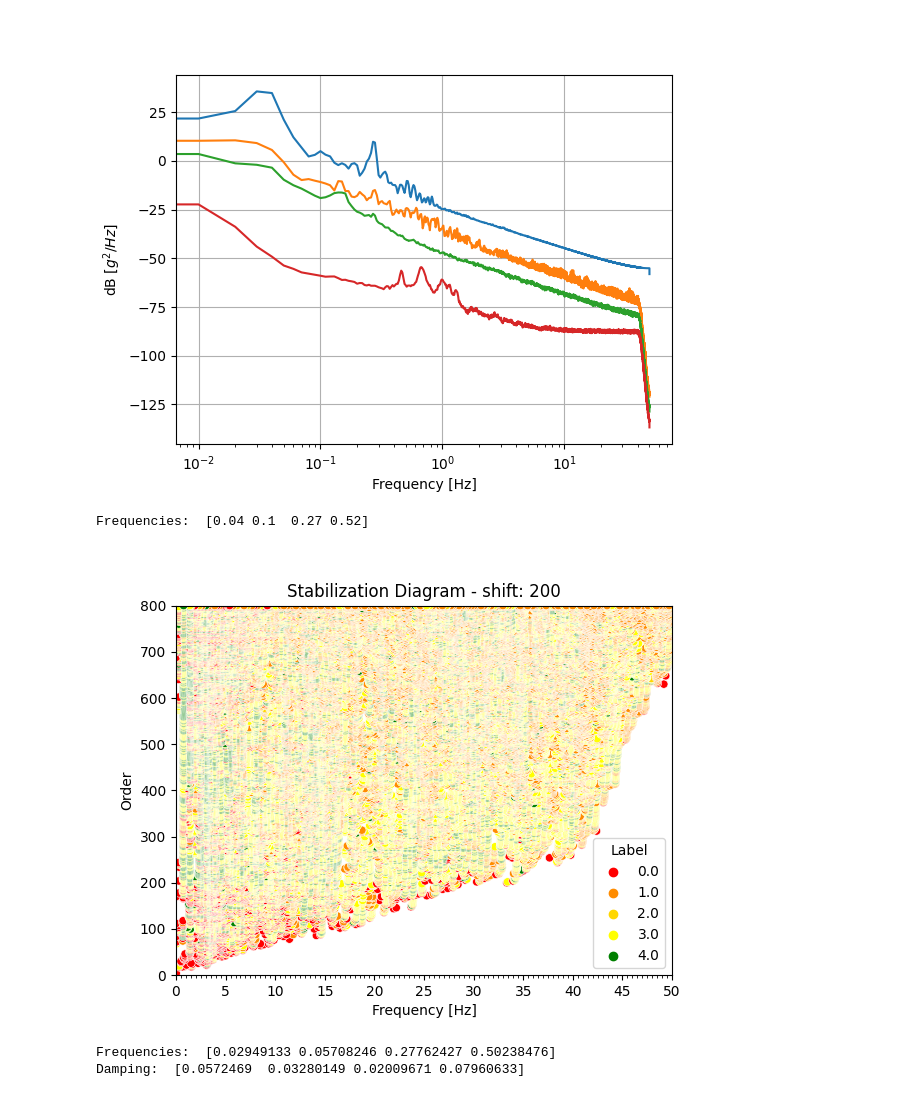
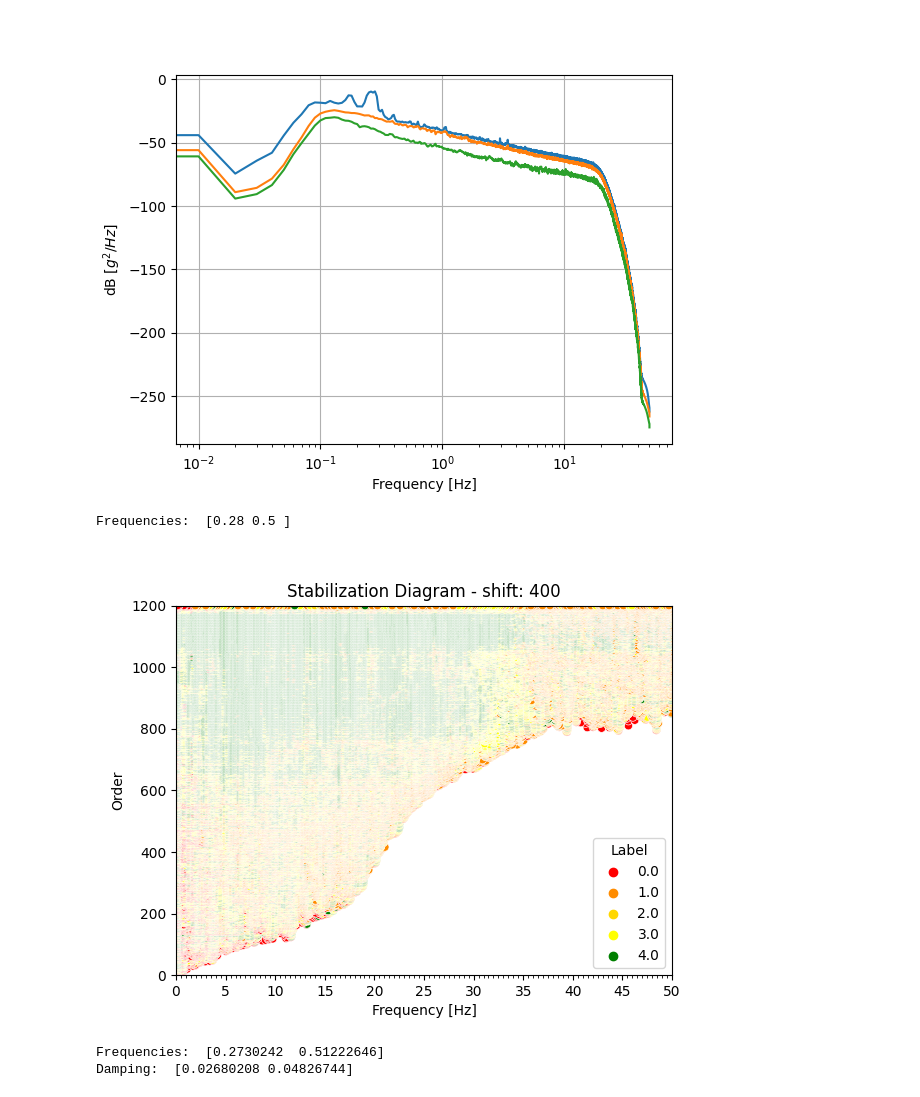
Before and after one commit to jamesterryxu/cs281a-project, a Jupyter notebook: python/test_pyomv.ipynb, the cells around one changed output. Drawn from its saved outputs; the diff is of its cells as text; code cells hidden in the pictures.

```diff
--- a/python/test_pyomv.ipynb
+++ b/python/test_pyomv.ipynb
@@ -11,10 +11,10 @@ from scipy import signal
 import matplotlib.pyplot as plt
 import PyOMA as oma
 
-data, time = utils.load_decim_data_helper("../data/", "brake-test-bolt-config-7.h5")
+data, time = utils.load_decim_data_helper("../data/", "brake-test-bolt-config-2.h5")
 
 
-data = data[:4,:].transpose()
+data = data[1:4,:].transpose()
 data.shape
 
 # Import modules
@@ -45,7 +45,7 @@ data = signal.detrend(data, axis=0) # Trend rmoval
 # fs = fs/q # [Hz] Decimated sampling frequency
 
 # Filter
-_b, _a = signal.butter(12, (0.1,10), fs=fs, btype='bandpass')
+_b, _a = signal.butter(5, (0.1,20), fs=fs, btype='bandpass')
 filtdata = signal.filtfilt(_b, _a, data,axis=0) # filtered data
 
 from matplotlib.ticker import (MultipleLocator, FormatStrFormatter)
@@ -114,32 +114,32 @@ def FDDsvp(data, fs, df=0.01, pov=0.5, window='hann'):
 
     # Plot of the singular values in log scale
     fig, ax = plt.subplots()
     for _i in range(nch):
     #    ax.semilogy(_f, S_val[_i, _i]) # scala log
         ax.plot(_f[:], 10*np.log10(S_val[_i, _i])) # decibel
     ax.grid()
     # ax.set_xlim(left=0, right=freq_max)
     ax.xaxis.set_major_locator(MultipleLocator(freq_max/10))
     ax.xaxis.set_major_formatter(FormatStrFormatter('%g'))
     ax.xaxis.set_minor_locator(MultipleLocator(freq_max/100))
     # ax.set_title("Singular values plot - (Freq. res. ={0})".format(df))
     ax.set_xlabel('Frequency [Hz]')
     ax.set_ylabel(r'dB $[g^2/Hz]$')
     # ax.set_ylabel(r'dB $\left[\frac{\left(\frac{m}{s^2}\right)^2}{Hz}\right]$')
     ax.set_xscale('log')
     mplcursors.cursor()
 
     Results={}
     Results['Data'] = {'Data': data}
     Results['Data']['Samp. Freq.'] = fs
     Results['Data']['Freq. Resol.'] = df
     Results['Singular Values'] = S_val
     Results['Singular Vectors'] = S_vec
     Results['PSD Matrix'] = PSD_matr
 
     return fig, Results
 
 
-FDD = FDDsvp(data,  fs)
+FDD = FDDsvp(filtdata,  fs)
 # %% [output]
-[figure, old version]
+[figure, new version]
@@ -151,14 +146,22 @@ FreQ = [0.035, 0.1, 0.28, 0.51] # identified peaks
+# %%
+
+# Define list/array with the peaks identified from the plot
+
+FreQ = [0.27, 0.49] # identified peaks
+
+# Extract the modal properties
+Res_FDD = oma.FDDmodEX(FreQ, FDD[1]) # extracting modal properties using standard FDD
+# Res_EFDD = oma.EFDDmodEX(FreQ, FDD[1], method='EFDD') # " " " " Enhanced-FDD
+# Res_FSDD = oma.EFDDmodEX(FreQ, FDD[1], method='FSDD', npmax = 35, MAClim=0.95, plot=True) # " " " " FSDD with additional input parameters
+print('Frequencies: ', Res_FDD['Frequencies'])
+# %% [output]
+Frequencies:  [0.28 0.5 ]
 # %%
 
-# Extract the modal properties
-Res_FDD = oma.FDDmodEX(FreQ, FDD[1]) # extracting modal properties using standard FDD
-# Res_EFDD = oma.EFDDmodEX(FreQ, FDD[1], method='EFDD') # " " " " Enhanced-FDD
-# Res_FSDD = oma.EFDDmodEX(FreQ, FDD[1], method='FSDD', npmax = 35, MAClim=0.95, plot=True) # " " " " FSDD with additional input parameters
-print('Frequencies: ', Res_FDD['Frequencies'])
 
 # Run SSI
-br = 200
-SSIcov= oma.SSIcovStaDiag(data, fs, br) # running SSI-cov
+br = 400
+SSIcov= oma.SSIcovStaDiag(filtdata, fs, br) # running SSI-cov
 # SSIdat = oma.SSIdatStaDiag(data, fs, br, ordmax=60, lim=(0.01, 0.05, 0.02, 0.1)) # running SSI-dat with additional input parameters
 
 # Extract the modal properties
@@ -169,7 +172,6 @@ print('Frequencies: ', Res_SSIcov['Frequencies'])
 print('Damping: ', Res_SSIcov['Damping'])
 # print('Mode Shapes: ', Res_SSIcov['Mode Shapes'])
 # %% [output]
+[figure, new version]
-Frequencies:  [0.04 0.1  0.27 0.52]
+Frequencies:  [0.2730242  0.51222646]
+Damping:  [0.02680208 0.04826744]
-[figure, old version]
-Frequencies:  [0.02949133 0.05708246 0.27762427 0.50238476]
-Damping:  [0.0572469  0.03280149 0.02009671 0.07960633]
```
Also changed, not shown: parts of 2 cells of this notebook.
